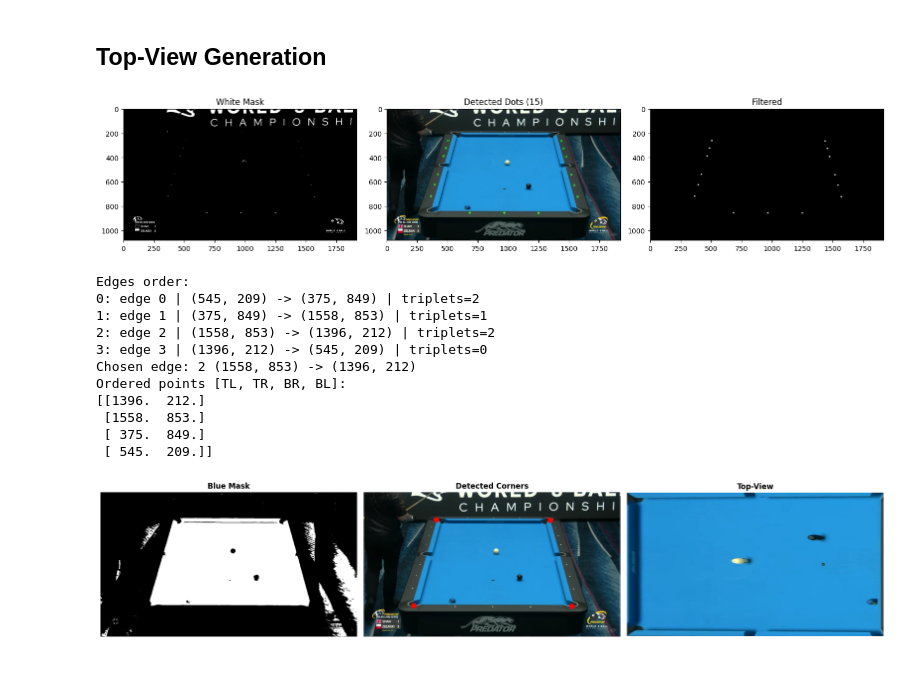
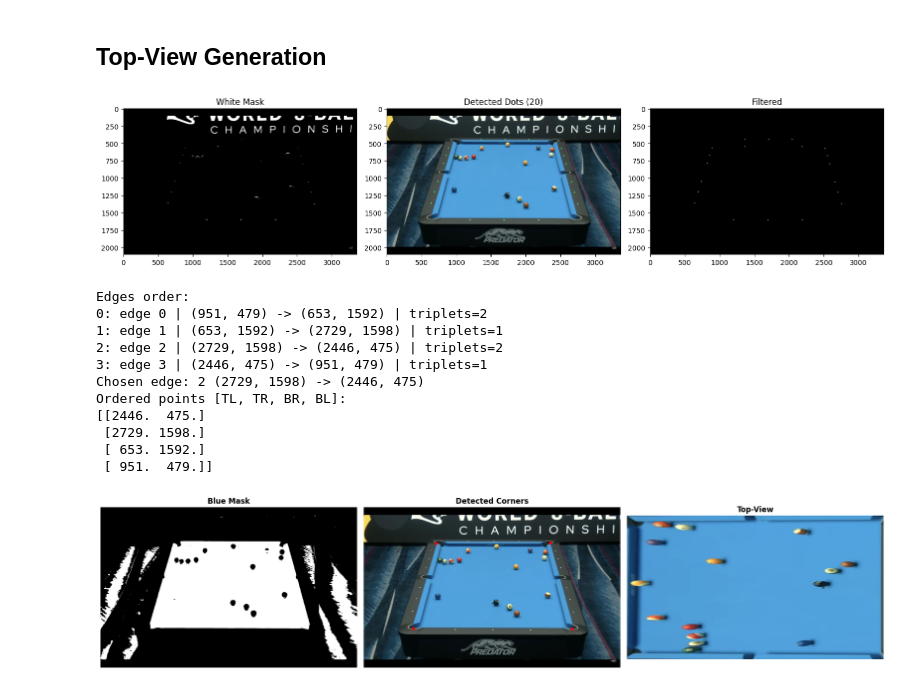
Before and after one commit to RuiCruz16/VC, a Jupyter notebook: Project/task1.ipynb, the cells around one changed output. Saved outputs shown, nothing was run; the diff lists cells and outputs as text; code cells hidden in the pictures.

```diff
--- a/Project/task1.ipynb
+++ b/Project/task1.ipynb
@@ -24,7 +24,7 @@ try:
 
     # Load and display the first image to verify everything is working
     if len(image_paths) > 0:
-        first_image_path = 'development_set/35_png.rf.3b3f67570700881bc1962c56d85d95eb.jpg'
+        first_image_path = 'development_set/3f_png.rf.81c7e132365ef95bb19380ca389025f6.jpg'
         print(f"\nTesting image load for: {first_image_path}")
 
         img = cv2.imread(first_image_path)
@@ -52,7 +52,7 @@ Testing image load for: development_set/35_png.rf.3b3f67570700881bc1962c56d85d95
 from itertools import combinations
 
 def detect_white_dots(img_hsv, img_rgb, corners):
-    def merge_close_dots(dots, dist_thresh=40):
+    def merge_close_dots(dots, dist_thresh):
         if not dots:
             return []
 
@@ -107,7 +107,7 @@ def detect_white_dots(img_hsv, img_rgb, corners):
         proj = a + t * ab
         return float(np.linalg.norm(pt - proj))
 
-    def filter_dots_near_border(dots, corners, max_border_dist=35):
+    def filter_dots_near_border(dots, corners, max_border_dist):
         corners = np.array(corners, dtype=np.float32).reshape(4, 2)
 
         edges = []
@@ -126,14 +126,14 @@ def detect_white_dots(img_hsv, img_rgb, corners):
 
         return filtered
 
-    lower_white = np.array([0, 0, 200])
+    lower_white = np.array([0, 0, 180])
     upper_white = np.array([180, 50, 255])
 
     white_mask = cv2.inRange(img_hsv, lower_white, upper_white)
     contours, _ = cv2.findContours(white_mask, cv2.RETR_EXTERNAL, cv2.CHAIN_APPROX_SIMPLE)
 
     min_area = 1
-    max_area = 100
+    max_area = 120
 
     raw_dots = []
 
@@ -465,43 +465,43 @@ if contours:
             [WIDTH - 1, HEIGHT - 1],
             [0, HEIGHT - 1]
         ], dtype=np.float32)
 
         # Calculate the transformation matrix
         matrix = cv2.getPerspectiveTransform(ordered_pts.astype(np.float32), dst_pts)
 
         top_view = cv2.warpPerspective(img_rgb, matrix, (WIDTH, HEIGHT))
 
         fig, ax = plt.subplots(1, 3, figsize=(18, 6))
 
         ax[0].imshow(mask, cmap='gray')
         ax[0].set_title("Blue Mask", fontweight='bold')
         ax[0].axis('off')
 
         ax[1].imshow(img_with_corners)
         ax[1].set_title("Detected Corners", fontweight='bold')
         ax[1].axis('off')
 
         ax[2].imshow(top_view)
         ax[2].set_title("Top-View", fontweight='bold')
         ax[2].axis('off')
 
         plt.tight_layout()
         plt.show()
     else:
         print(f"ERROR: Found a contour, but it has {len(corners)} points instead of 4.")
 else:
     print("ERROR: Could not find any blue areas.")
 # %% [output]
-[figure, old version]
+[figure, new version]
 Edges order:
-0: edge 0 | (545, 209) -> (375, 849) | triplets=2
-1: edge 1 | (375, 849) -> (1558, 853) | triplets=1
-2: edge 2 | (1558, 853) -> (1396, 212) | triplets=2
-3: edge 3 | (1396, 212) -> (545, 209) | triplets=0
-Chosen edge: 2 (1558, 853) -> (1396, 212)
+0: edge 0 | (951, 479) -> (653, 1592) | triplets=2
+1: edge 1 | (653, 1592) -> (2729, 1598) | triplets=1
+2: edge 2 | (2729, 1598) -> (2446, 475) | triplets=2
+3: edge 3 | (2446, 475) -> (951, 479) | triplets=1
+Chosen edge: 2 (2729, 1598) -> (2446, 475)
 Ordered points [TL, TR, BR, BL]:
-[[1396.  212.]
- [1558.  853.]
- [ 375.  849.]
- [ 545.  209.]]
+[[2446.  475.]
+ [2729. 1598.]
+ [ 653. 1592.]
+ [ 951.  479.]]
-[figure, old version]
+[figure, new version]
```
Also changed, not shown: parts of 1 cell of this notebook.
